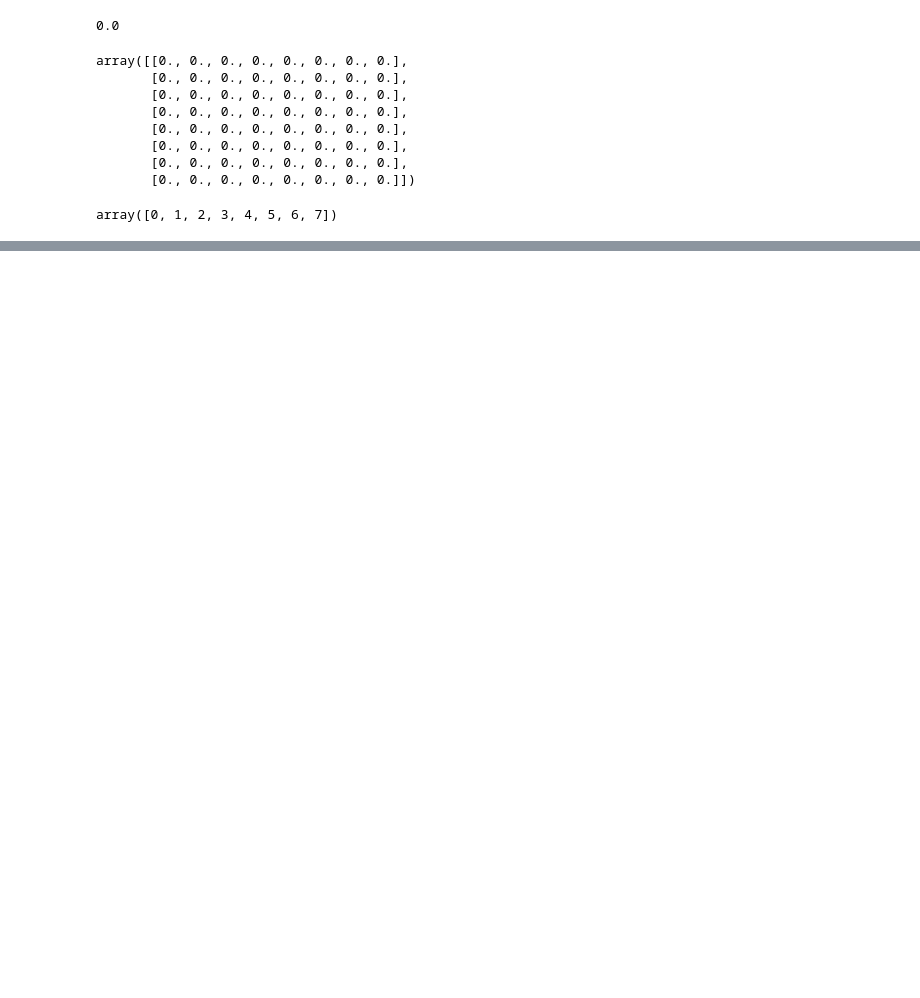
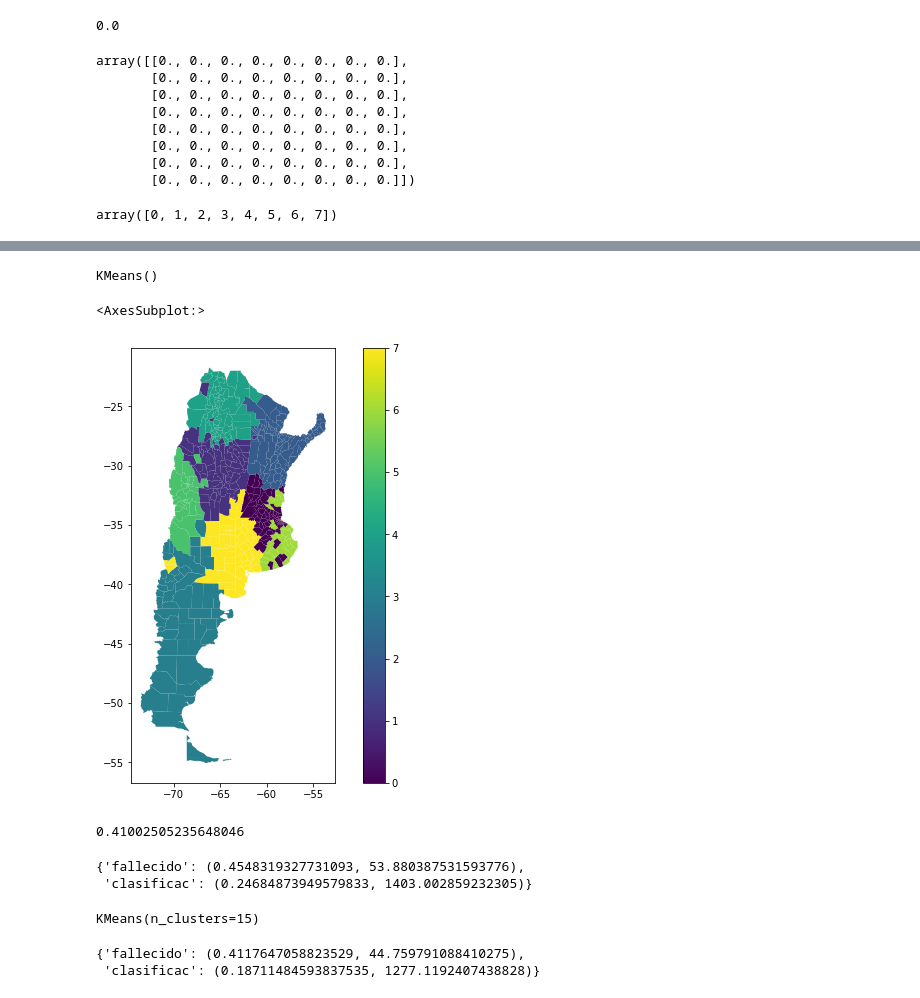
Before and after one commit to pabanib/Covid2, a Jupyter notebook: Autoencoders.ipynb, the cells around one changed output, grey strips where cells are left out. Saved outputs shown, nothing was run; the diff lists cells and outputs as text; code cells hidden in the pictures; blank space fills up the shorter version.

Commit message:
agregar clase autoencoder

```diff
--- a/Autoencoders.ipynb
+++ b/Autoencoders.ipynb
@@ -679,0 +809,21 @@ eva.bd_locales['clasificac'].iloc[:,:-1].groupby(km.labels_).sum().T.plot()
+# %%
+X = pipe.fit_transform(datos)
+geo = X[:,-2:]
+positiv = X[:,:17]
+fallec = X[:,17:34]
+# %%
+X = X[:,:-2]
+input_falle = layers.Input(shape = (fallec.shape[1],))
+input_posit = layers.Input(shape = (positiv.shape[1],))
+encoder1 = layers.Dense(5, activation = "relu", kernel_regularizer = regularizers.l1(0.1))(input_falle)
+encoder2 = layers.Dense(5, activation = "relu", kernel_regularizer = regularizers.l1(0.1))(input_posit)
+concat = layers.concatenate([encoder1,encoder2])
+encoder = layers.Dense(5, activation = "relu")(concat)
+
+decoder = layers.Dense(X.shape[1], activation = "sigmoid")(encoder)
+
+autoencoder = Model(inputs = [input_falle,input_posit], outputs = decoder)
+autoencoder.compile(optimizer = "sgd", loss = "categorical_crossentropy")
+enco = Model(inputs = [input_falle,input_posit], outputs = encoder)
+
+autoencoder.summary()
@@ -679,0 +848,2 @@ eva.bd_locales['clasificac'].iloc[:,:-1].groupby(km.labels_).sum().T.plot()
+# %%
+autoencoder.fit((fallec,positiv), X, epochs = 50)
@@ -679,0 +869,33 @@ eva.bd_locales['clasificac'].iloc[:,:-1].groupby(km.labels_).sum().T.plot()
+# %%
+encoded_input = layers.Input(shape = (5,))
+decoder_layer = autoencoder.layers[-1]
+decoder = Model(encoded_input, decoder_layer(encoded_input))
+encoded_valores = enco.predict((fallec,positiv))
+decoded_valores = decoder.predict(encoded_valores)
+X = np.c_[encoded_valores,geom]
+km.fit(X)
+# %% [output]
+KMeans()
+# %%
+gpd.GeoDataFrame(covid_acum_geo).plot(km.labels_, figsize = (10,8), legend = True)
+# %% [output]
+<AxesSubplot:>
+[figure, added]
+# %%
+met.silhouette_score(X, km.labels_)
+# %% [output]
+0.41002505235648046
+# %%
+evaluaciones_lq(km.labels_, ['fallecido','clasificac'], 'personas').calcular_indices(covid_acum)
+# %% [output]
+{'fallecido': (0.4548319327731093, 53.880387531593776),
+ 'clasificac': (0.24684873949579833, 1403.002859232305)}
+# %%
+km2.fit(X)
+# %% [output]
+KMeans(n_clusters=15)
+# %%
+evaluaciones_lq(km2.labels_, ['fallecido','clasificac'], 'personas').calcular_indices(covid_acum)
+# %% [output]
+{'fallecido': (0.4117647058823529, 44.759791088410275),
+ 'clasificac': (0.18711484593837535, 1277.1192407438828)}
```
Also changed, not shown: parts of 69 cells of this notebook, 4 other files.
